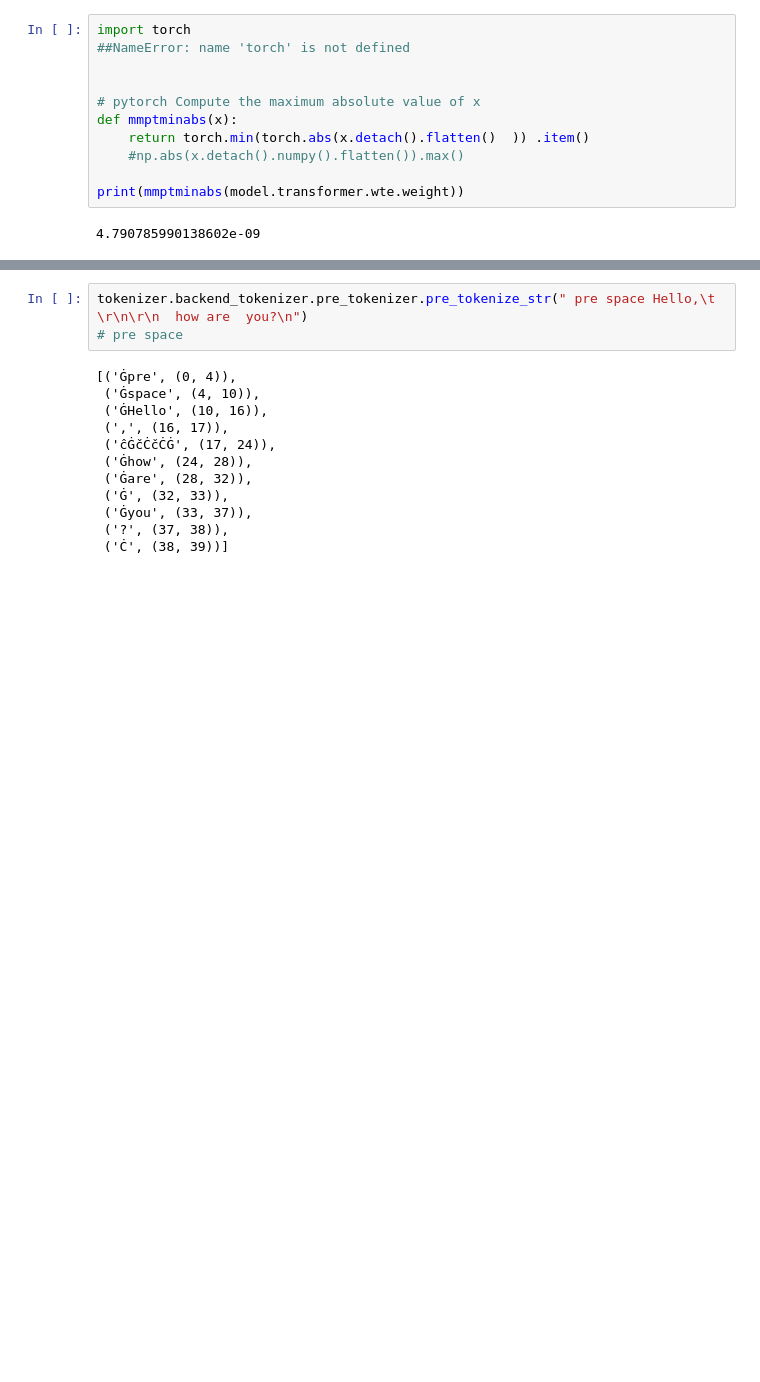
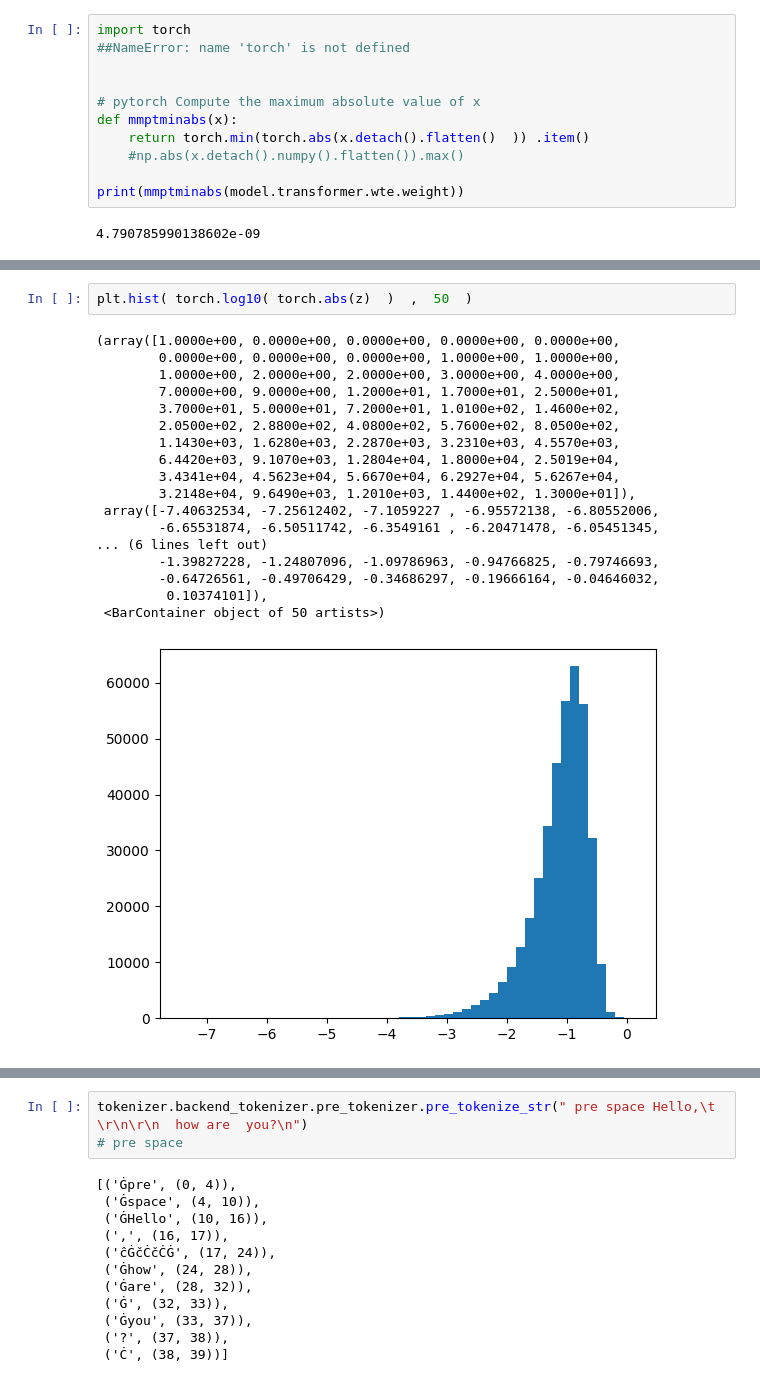
Before and after one commit to martin12333/marti-onedrive, a Jupyter notebook: AI/gpt2-embedding-wte-236.ipynb, the cells around one changed output, grey strips where cells are left out. Cells and saved outputs as stored; diff of their text form; blank space fills up the shorter version.

```diff
--- a/AI/gpt2-embedding-wte-236.ipynb
+++ b/AI/gpt2-embedding-wte-236.ipynb
@@ -219,0 +268,21 @@ tensor([-1.27, -1.25, -1.22, -1.21, -1.20, -1.20, -1.19, -1.18, -1.17, -1.16,
+# %%
+plt.hist( torch.log10( torch.abs(z)  )  ,  50  )
+# %% [output]
+(array([1.0000e+00, 0.0000e+00, 0.0000e+00, 0.0000e+00, 0.0000e+00,
+        0.0000e+00, 0.0000e+00, 0.0000e+00, 1.0000e+00, 1.0000e+00,
+        1.0000e+00, 2.0000e+00, 2.0000e+00, 3.0000e+00, 4.0000e+00,
+        7.0000e+00, 9.0000e+00, 1.2000e+01, 1.7000e+01, 2.5000e+01,
+        3.7000e+01, 5.0000e+01, 7.2000e+01, 1.0100e+02, 1.4600e+02,
+        2.0500e+02, 2.8800e+02, 4.0800e+02, 5.7600e+02, 8.0500e+02,
+        1.1430e+03, 1.6280e+03, 2.2870e+03, 3.2310e+03, 4.5570e+03,
+        6.4420e+03, 9.1070e+03, 1.2804e+04, 1.8000e+04, 2.5019e+04,
+        3.4341e+04, 4.5623e+04, 5.6670e+04, 6.2927e+04, 5.6267e+04,
+        3.2148e+04, 9.6490e+03, 1.2010e+03, 1.4400e+02, 1.3000e+01]),
+ array([-7.40632534, -7.25612402, -7.1059227 , -6.95572138, -6.80552006,
+        -6.65531874, -6.50511742, -6.3549161 , -6.20471478, -6.05451345,
+... (6 lines left out)
+        -1.39827228, -1.24807096, -1.09786963, -0.94766825, -0.79746693,
+        -0.64726561, -0.49706429, -0.34686297, -0.19666164, -0.04646032,
+         0.10374101]),
+ <BarContainer object of 50 artists>)
+[figure, added]
```
Also changed, not shown: parts of 12 cells of this notebook, 2 other files.
